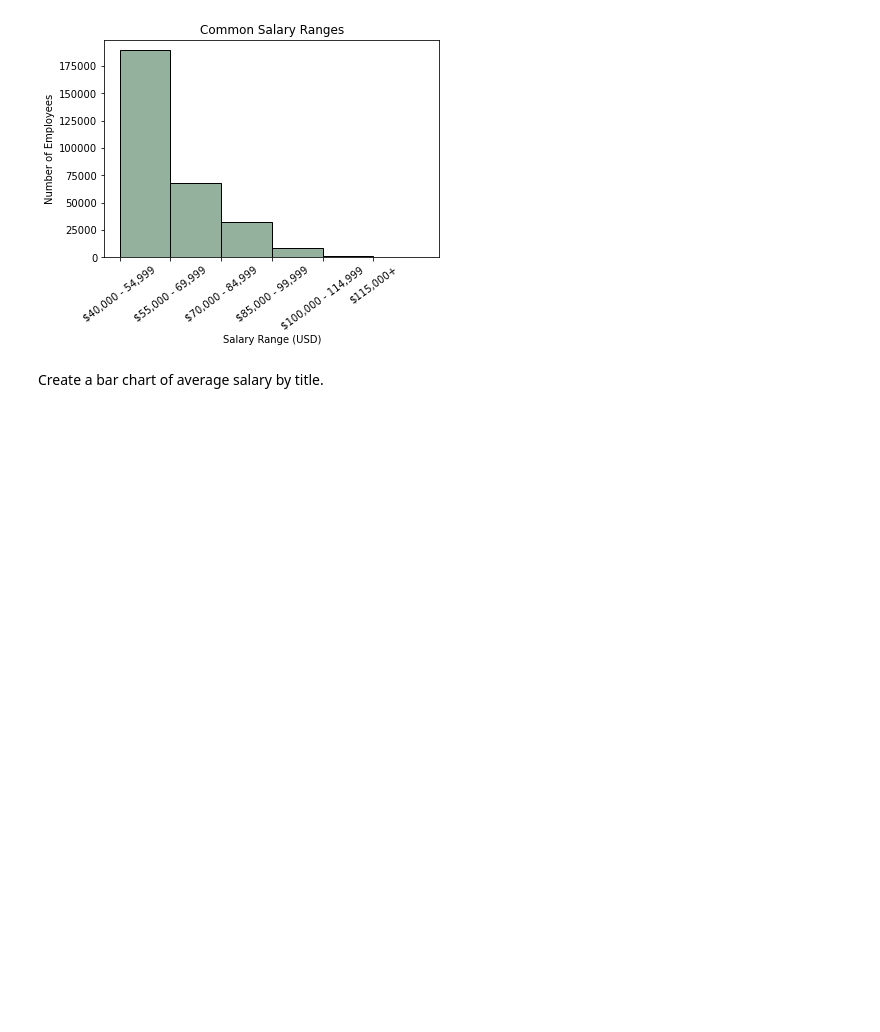
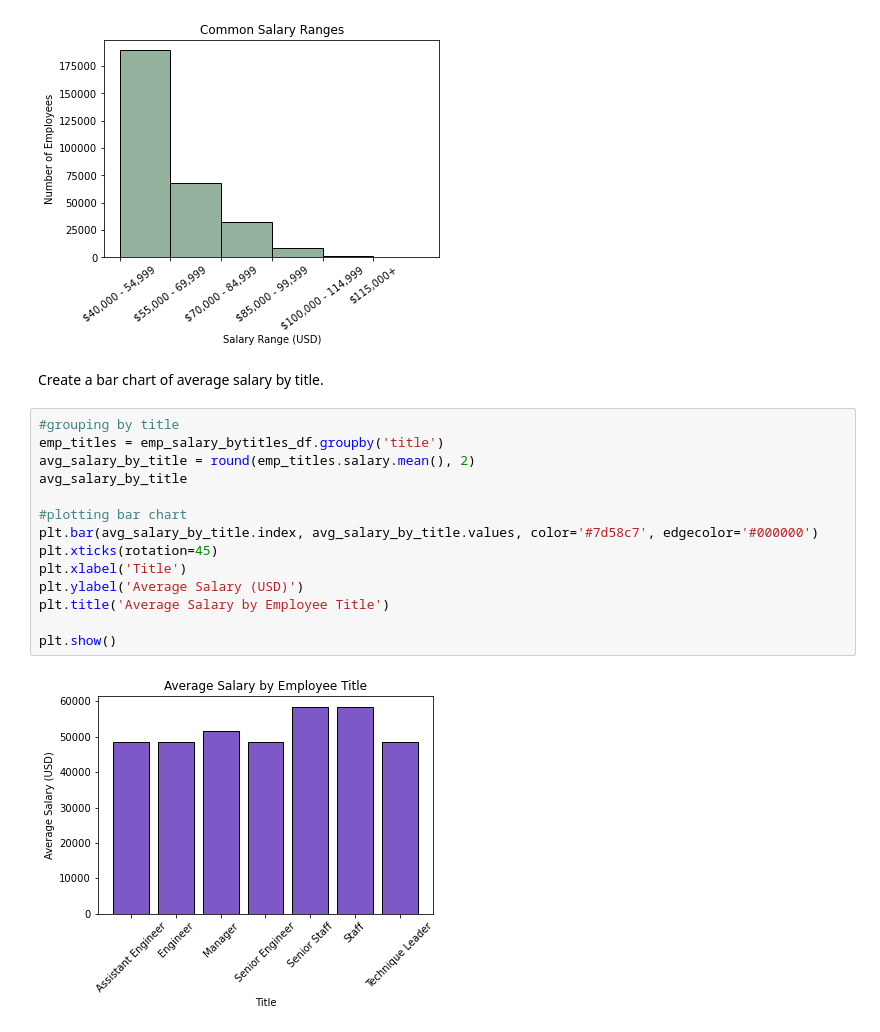
Before and after one commit to zarzarbinks0702/Employee-Data-Analysis, a Jupyter notebook: EmployeeSQL/employee_bonus_vis.ipynb, the cells around one changed output. Cells and saved outputs as stored; diff of their text form; blank space fills up the shorter version.

```diff
--- a/EmployeeSQL/employee_bonus_vis.ipynb
+++ b/EmployeeSQL/employee_bonus_vis.ipynb
@@ -111,3 +111,19 @@ plt.show()
 [figure]
 # %% [markdown]
 Create a bar chart of average salary by title.
+# %%
+#grouping by title
+emp_titles = emp_salary_bytitles_df.groupby('title')
+avg_salary_by_title = round(emp_titles.salary.mean(), 2)
+avg_salary_by_title
+
+#plotting bar chart
+plt.bar(avg_salary_by_title.index, avg_salary_by_title.values, color='#7d58c7', edgecolor='#000000')
+plt.xticks(rotation=45)
+plt.xlabel('Title')
+plt.ylabel('Average Salary (USD)')
+plt.title('Average Salary by Employee Title')
+
+plt.show()
+# %% [output]
+[figure, added]
```
Also changed, not shown: parts of 4 cells of this notebook.
